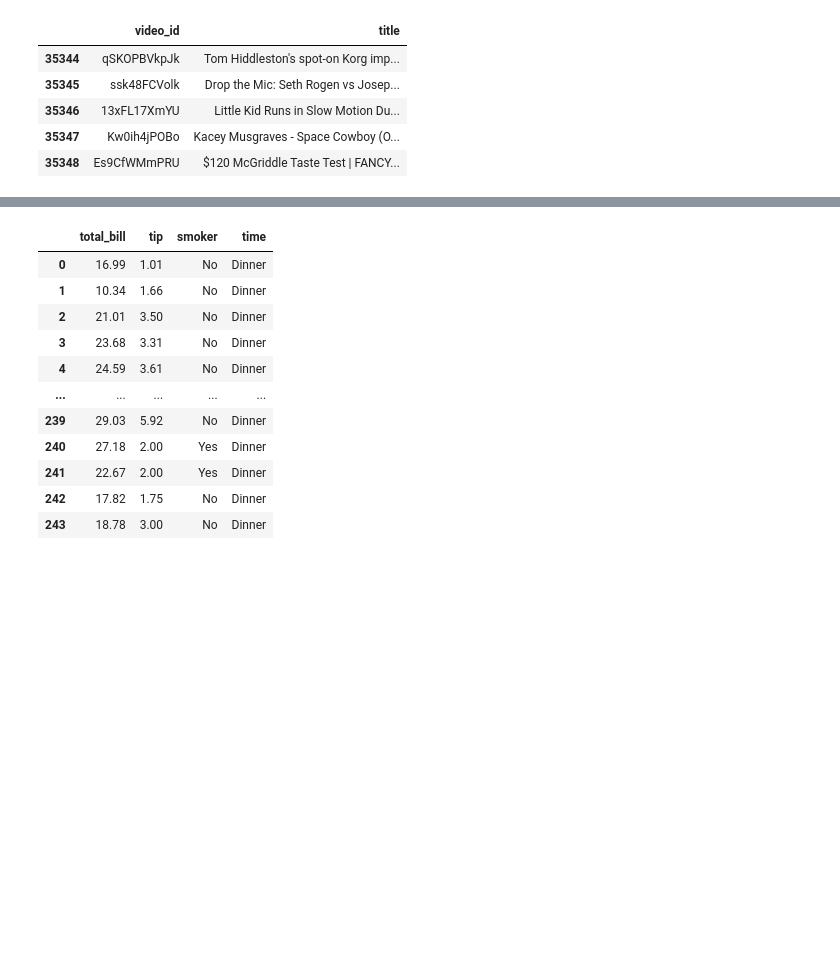
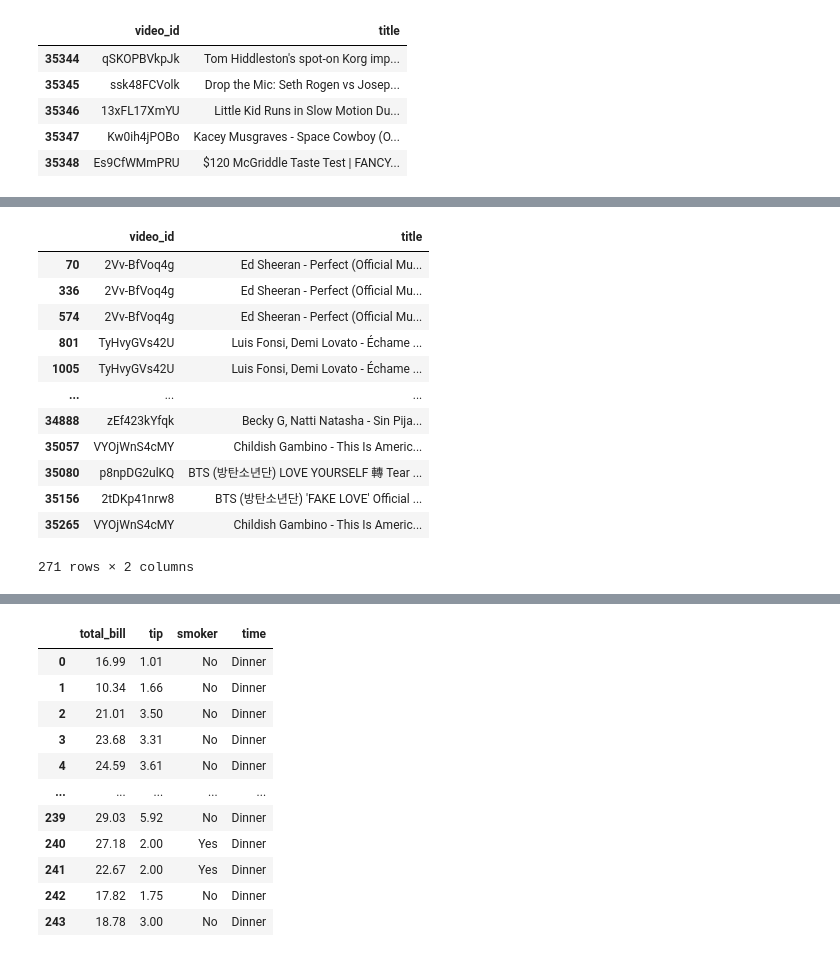
Before and after one commit to stevenkhwun/P4DS, a Jupyter notebook: SQL_in_Python_MediumArticle.ipynb, the cells around one changed output, grey strips where cells are left out. Cells and saved outputs as stored; diff of their text form; code cells hidden in the pictures; blank space fills up the shorter version.

```diff
--- a/SQL_in_Python_MediumArticle.ipynb
+++ b/SQL_in_Python_MediumArticle.ipynb
@@ -125,0 +197,16 @@ With pandas, column selection is done by passing a list of column names to your
+# %%
+usvideos.loc[usvideos["likes"]>=1000000, ["video_id", "title"]]
+# %% [output]
+|  | video_id | title |
+| 70 | 2Vv-BfVoq4g | Ed Sheeran - Perfect (Official Mu... |
+| 336 | 2Vv-BfVoq4g | Ed Sheeran - Perfect (Official Mu... |
+| 574 | 2Vv-BfVoq4g | Ed Sheeran - Perfect (Official Mu... |
+| 801 | TyHvyGVs42U | Luis Fonsi, Demi Lovato - Échame ... |
+| 1005 | TyHvyGVs42U | Luis Fonsi, Demi Lovato - Échame ... |
+| ... | ... | ... |
+| 34888 | zEf423kYfqk | Becky G, Natti Natasha - Sin Pija... |
+| 35057 | VYOjWnS4cMY | Childish Gambino - This Is Americ... |
+| 35080 | p8npDG2ulKQ | BTS (방탄소년단) LOVE YOURSELF 轉 Tear ... |
+| 35156 | 2tDKp41nrw8 | BTS (방탄소년단) 'FAKE LOVE' Official ... |
+| 35265 | VYOjWnS4cMY | Childish Gambino - This Is Americ... |
+271 rows × 2 columns
```
Also changed, not shown: parts of 17 cells of this notebook.
